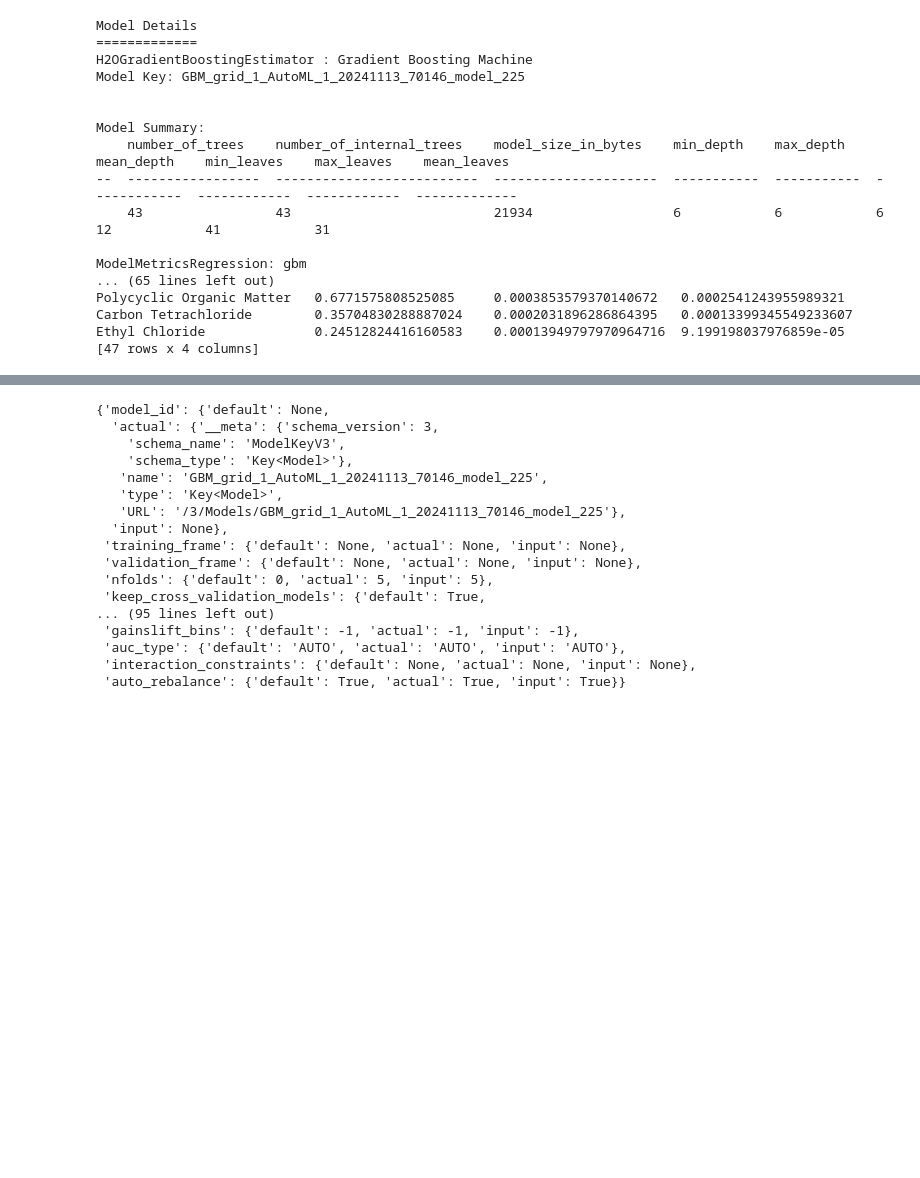
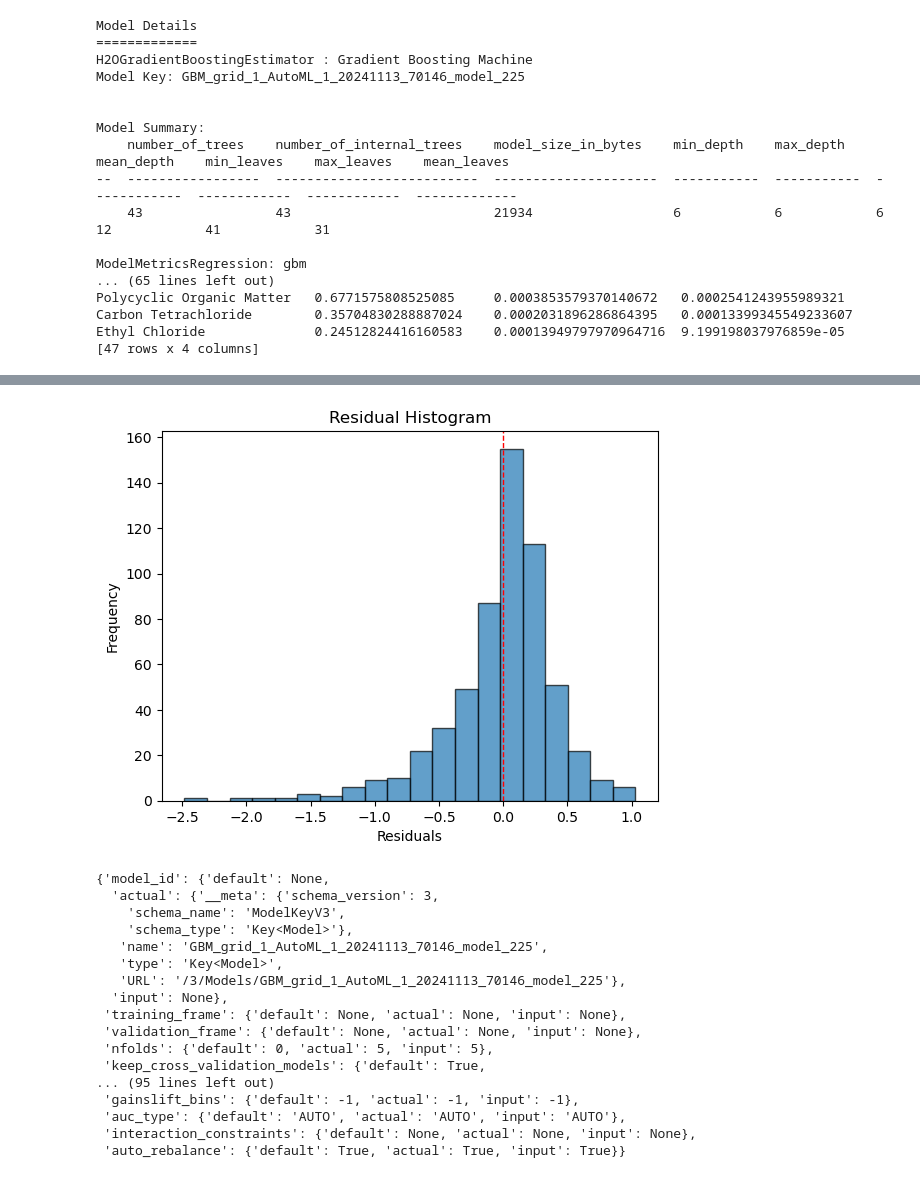
Before and after one commit to PaulEunKim/dvhope, a Jupyter notebook: model_evaluation/stacked_ensemble_metrics.ipynb, the cells around one changed output, grey strips where cells are left out. Saved outputs shown, nothing was run; the diff lists cells and outputs as text; code cells hidden in the pictures; blank space fills up the shorter version.

```diff
--- a/model_evaluation/stacked_ensemble_metrics.ipynb
+++ b/model_evaluation/stacked_ensemble_metrics.ipynb
@@ -108,3 +171,13 @@ Ethyl Chloride              0.24512824416160583    0.00013949797970964716  9.199
+# %%
+# Plot
+plt.hist(residuals, bins=20, edgecolor="k", alpha=0.7)
+plt.axvline(0, color="red", linestyle="--", linewidth=1)
+plt.xlabel("Residuals")
+plt.ylabel("Frequency")
+plt.title("Residual Histogram")
+plt.show()
+# %% [output]
+[figure, added]
 # %%
 saved_model.params
 # %% [output]
```
Also changed, not shown: parts of 8 cells of this notebook, 4 other files.
